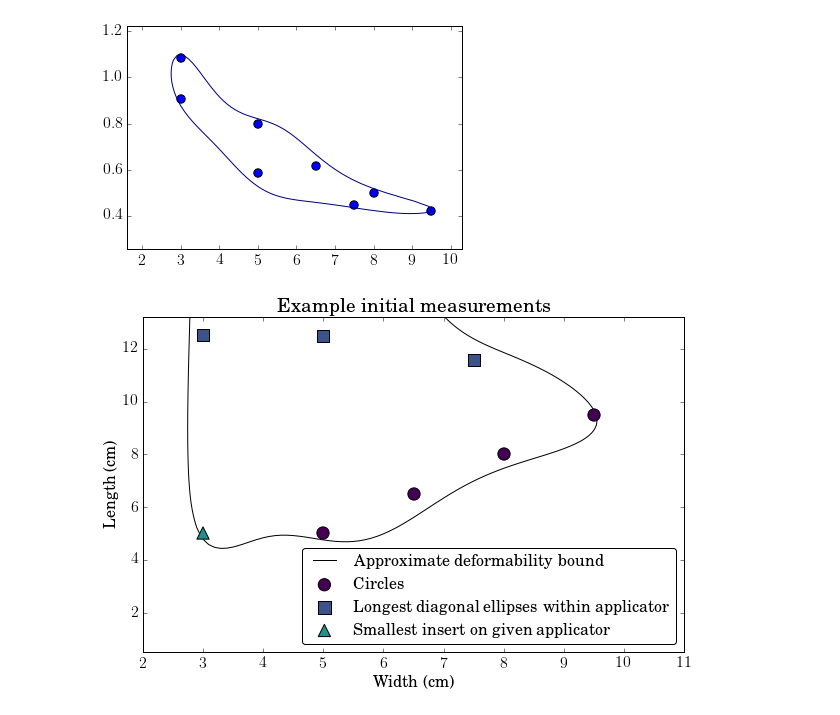
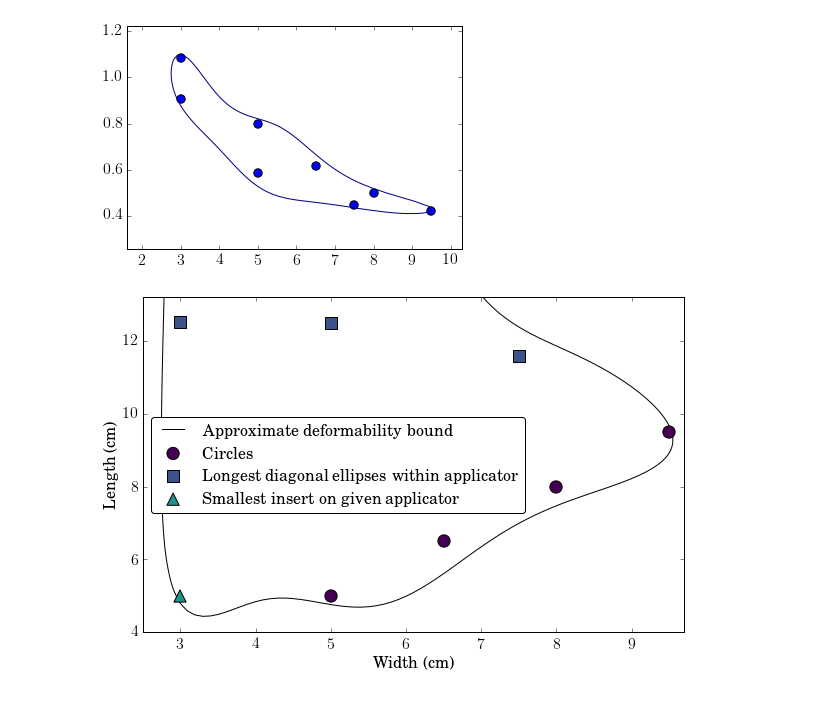
Before and after one commit to SimonBiggs/electronfactors, a Jupyter notebook: examples/Discussion -- Example of where to first measure.ipynb, the cells around one changed output. Cells and saved outputs as stored; diff of their text form; code cells hidden in the pictures.

```diff
--- a/examples/Discussion -- Example of where to first measure.ipynb
+++ b/examples/Discussion -- Example of where to first measure.ipynb
@@ -240,35 +240,35 @@ give_translated = fit_give(
 plt.figure(figsize=(6 * 1.618, 6))
 
 plt.scatter(
     circles[aperture_size],
     circles[aperture_size],
     c=[0.26700401, 0.00487433, 0.32941519], s=150,
     label='Circles', zorder=20)
 
 aperture_size = 10
 plt.scatter(
     long_ellipse_width[aperture_size],
     long_ellipse_length[aperture_size], s=150, c=green_cm(0.25),
     label='Longest diagonal ellipses within applicator', marker='s')
 
 plt.scatter(
     thin_ellipses_width[aperture_size],
     thin_ellipses_length[aperture_size], c=green_cm(0.5), s=150,
     label='Smallest insert on given applicator', marker='^', zorder=20)
 
 plt.contour(mesh_width, mesh_length, give_translated, levels=[0.5], colors='k')
 plt.plot(3, 0.4, 'k-', label=r'Approximate deformability bound')
 
-plt.title(r'Example initial measurements')
+# plt.title(r'Example initial measurements')
 plt.xlabel("Width (cm)")
 plt.ylabel("Length (cm)")
 
-plt.xlim([2, 11])
-plt.ylim([0.5, 13.2])
+plt.xlim([2.5, 9.7])
+plt.ylim([4, 13.2])
 
-plt.legend(fancybox=True, loc='lower right')
+plt.legend(fancybox=True, loc='center left')
 
 plt.savefig('figures/where_to_measure.png', bbox_inches='tight', dpi=300)
 plt.savefig('figures/where_to_measure.eps', bbox_inches='tight')
 # %% [output]
-[figure, old version]
+[figure, new version]
```
Also changed, not shown: parts of 3 cells of this notebook, 21 other files.
